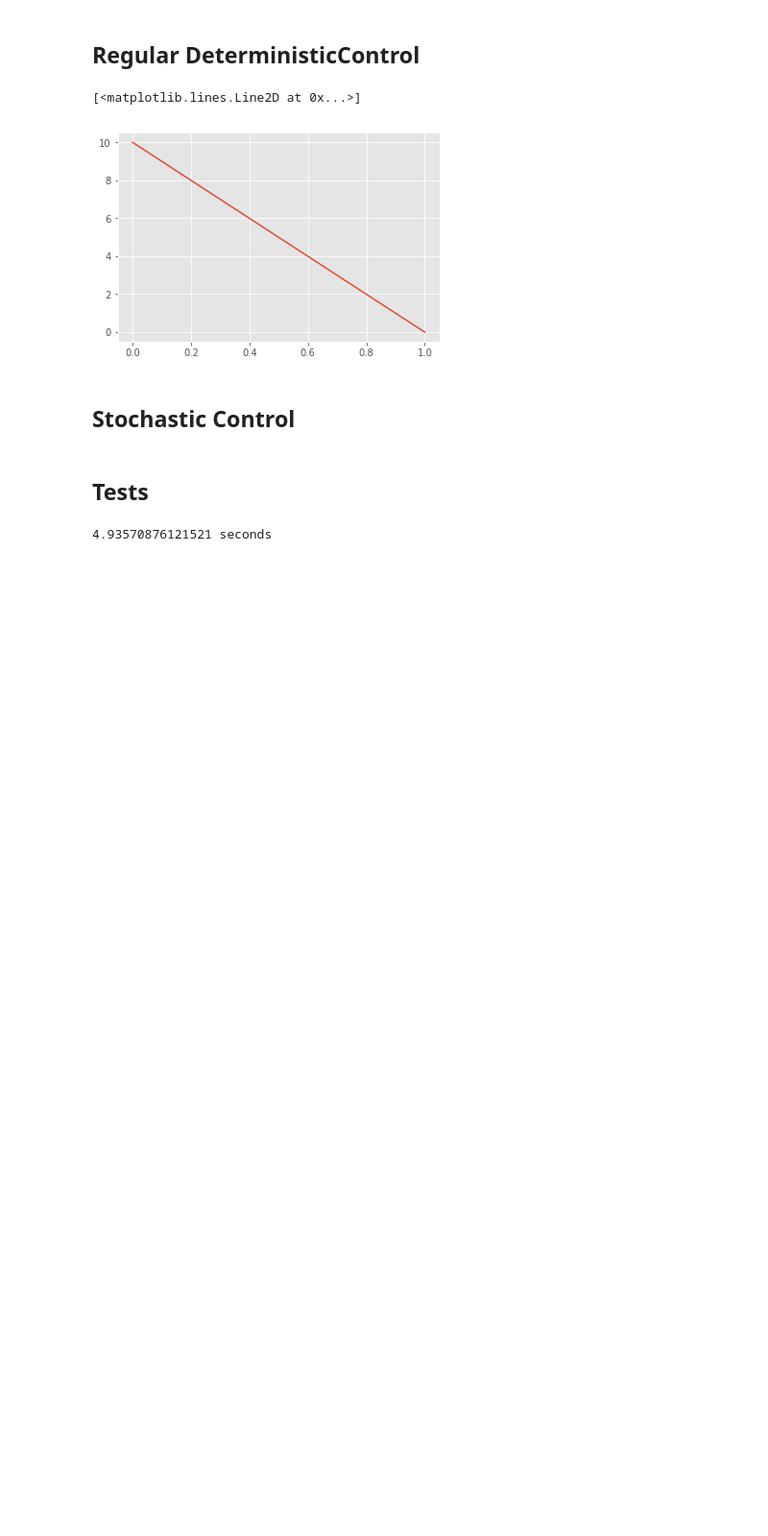
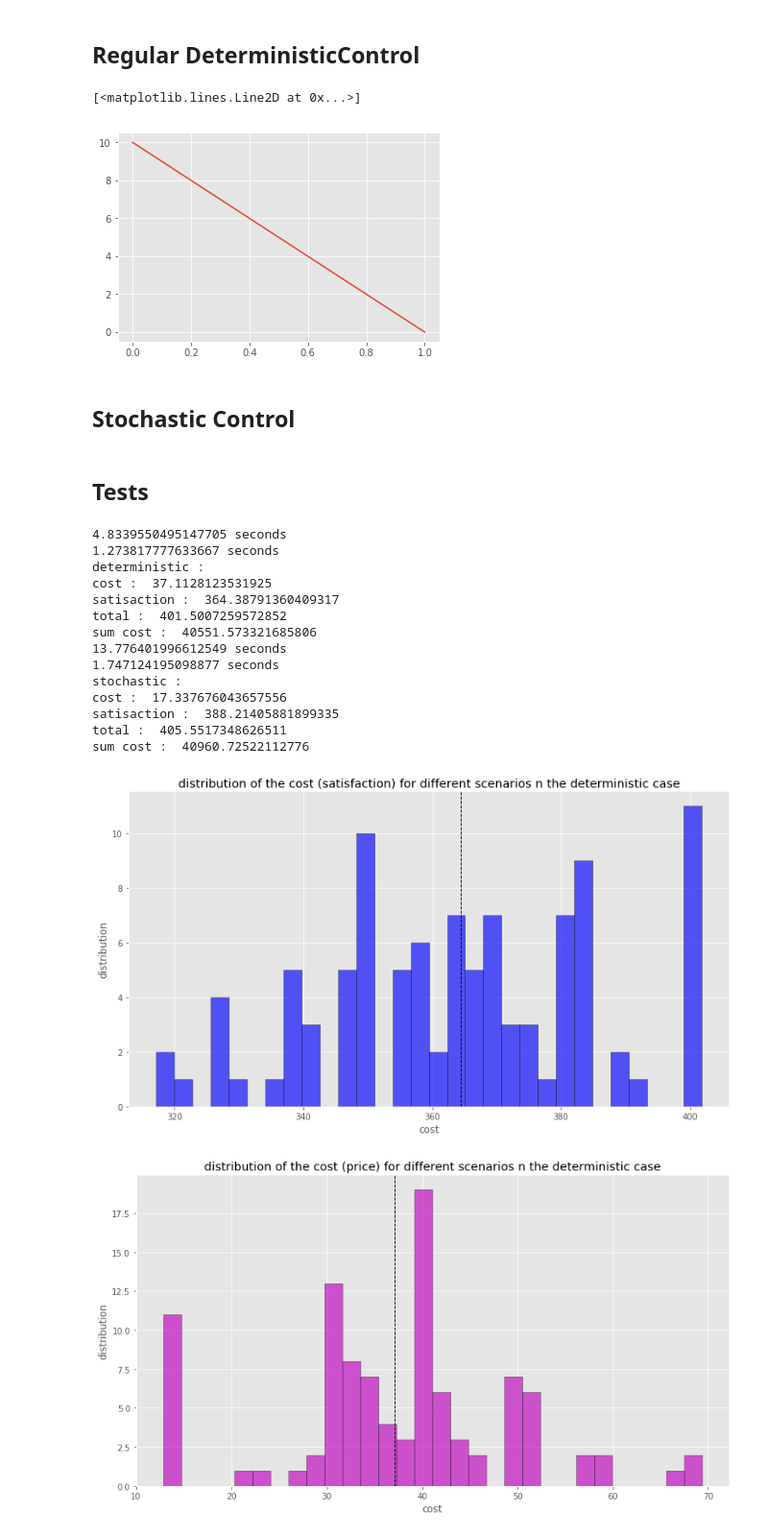
Before and after one commit to mathildebadoual/ev_controller, a Jupyter notebook: ev_controller/ev_controller_mdp_montecarlo.ipynb, the cells around one changed output. Shown: that part at 96% size. Saved outputs shown, nothing was run; the diff lists cells and outputs as text; code cells hidden in the pictures; blank space fills up the shorter version.

Commit message:
add figures

```diff
--- a/ev_controller/ev_controller_mdp_montecarlo.ipynb
+++ b/ev_controller/ev_controller_mdp_montecarlo.ipynb
@@ -133,7 +169,7 @@ c = 10
 alpha = 0.003
 delta_t = 1
 u_max = 0.3
-U_max = 0.45
+U_max = 0.5
 # %%
 def satisfaction_function(x):
     return c * (1 - np.exp(alpha * (1 - x)))/(1 - np.exp(alpha))
@@ -304,9 +340,19 @@ def stochastic_control(num_station, ns, c, alpha, u_max, U_max, N):
             SOC_nxt_10 = 0 * u_batt_grid
 
             # Cost of satisfaction
-            satisfaction_k = np.array([np.sum(c * (1 - np.exp(alpha * (1 - SOC_nxt_11[i, :])))/(1 - np.exp(alpha))) for i in range(u_batt_grid.shape[0])])
-            g_k = prices[k] * np.array([np.sum(u_batt_grid[i, :]) for i in range(u_batt_grid.shape[0])]) + satisfaction_k
+            satisfaction_k_00 = np.zeros((u_batt_grid.shape[0]))
+            satisfaction_k_11 = np.array([np.sum(c * (1 - np.exp(alpha * (1 - SOC_nxt_11[i, :])))/(1 - np.exp(alpha))) for i in range(u_batt_grid.shape[0])])
+            satisfaction_k_01 = np.array([np.sum(c * (1 - np.exp(alpha * (1 - SOC_nxt_01[i, :])))/(1 - np.exp(alpha))) for i in range(u_batt_grid.shape[0])])
+            satisfaction_k_10 = np.zeros((u_batt_grid.shape[0]))
+            g_k_00 = prices[k] * np.array([np.sum(u_batt_grid[i, :]) for i in range(u_batt_grid.shape[0])]) + satisfaction_k_00
+            g_k_11 = prices[k] * np.array([np.sum(u_batt_grid[i, :]) for i in range(u_batt_grid.shape[0])]) + satisfaction_k_11
+            g_k_01 = prices[k] * np.array([np.sum(u_batt_grid[i, :]) for i in range(u_batt_grid.shape[0])]) + satisfaction_k_01
+            g_k_10 = prices[k] * np.array([np.sum(u_batt_grid[i, :]) for i in range(u_batt_grid.shape[0])]) + satisfaction_k_10
 
+            if k == 23:
+                g_k = g_k_11
+            else:
+                g_k = P[k, 0, 0] * g_k_00 + P[k, 1, 1] * g_k_11 + P[k, 0, 1] * g_k_01 + P[k, 1, 0] * g_k_10
 
             # Compute value function at nxt time step (need to interpolate)
 
@@ -338,10 +479,10 @@ def stochastic_control(num_station, ns, c, alpha, u_max, U_max, N):
 # %% [markdown]
 ## Tests
 # %%
-presence_to_test_2 = [np.array([presence_to_test[i], presence_to_test[i]]) for i in range(0, len(presence_to_test))]
+presence_to_test_2 = [np.array([presence_to_test[i], presence_to_test[j]]) for i in range(len(presence_to_test)) for j in range(len(presence_to_test))]
 #presence_to_test_2 = np.delete(presence_to_test_2, (-1), axis=0)
 # %%
-def test(function, presence_to_test, name):
+def test_cars(function, presence_to_test, name):
     cost_list = []
     sat_list = []
 
@@ -349,10 +490,15 @@ def test(function, presence_to_test, name):
 
     start = time.time()
 
+    i = 0
+    limit = 100
     for presence in presence_to_test:
         result = simulation(u_star, presence, prices, SOC_shape, SOC_tuple, SOC_grid, num_station, N)
         cost_list.append(result[0])
         sat_list.append(result[1])
+        i += 1
+        if i > limit:
+            break
 
     end = time.time()
     print(str(end - start) + " seconds")
@@ -376,7 +522,7 @@ def test(function, presence_to_test, name):
     plt.xlabel('cost')
     plt.ylabel('distribution')
     plt.title('distribution of the cost (satisfaction) for different scenarios n the ' + name + ' case')
-    #plt.savefig(PATH_REPORT + 'montecarlo_' + name + '.png')
+    plt.savefig(PATH_REPORT + 'montecarlo_sat' + name + '.png')
 
     plt.figure(figsize=(13, 7))
     plt.hist(cost_list, bins=30, color='m', edgecolor='k', alpha=0.65)
@@ -385,7 +531,7 @@ def test(function, presence_to_test, name):
     plt.xlabel('cost')
     plt.ylabel('distribution')
     plt.title('distribution of the cost (price) for different scenarios n the ' + name + ' case')
-    #plt.savefig(PATH_REPORT + 'montecarlo_' + name + '.png')
+    plt.savefig(PATH_REPORT + 'montecarlo_cost' + name + '.png')
 
     plt.figure(figsize=(13, 7))
     plt.hist(total_list, bins=30, color='c', edgecolor='k', alpha=0.65)
@@ -394,4 +540,4 @@ def test(function, presence_to_test, name):
     plt.xlabel('cost')
     plt.ylabel('distribution')
     plt.title('distribution of the total cost for different scenarios n the ' + name + ' case')
-    #plt.savefig(PATH_REPORT + 'montecarlo_' + name + '.png')
+    plt.savefig(PATH_REPORT + 'montecarlo_total' + name + '.png')
@@ -398,5 +604,20 @@ def test(function, presence_to_test, name):
 # %%
-test(deterministic_control, presence_to_test_2, 'deterministic')
-test(stochastic_control, presence_to_test_2, 'stochastic')
+test_cars(deterministic_control, presence_to_test_2, 'deterministic')
+test_cars(stochastic_control, presence_to_test_2, 'stochastic')
 # %% [output]
-4.93570876121521 seconds
+4.8339550495147705 seconds
+1.273817777633667 seconds
+deterministic :
+cost :  37.1128123531925
+satisaction :  364.38791360409317
+total :  401.5007259572852
+sum cost :  40551.573321685806
+13.776401996612549 seconds
+1.747124195098877 seconds
+stochastic :
+cost :  17.337676043657556
+satisaction :  388.21405881899335
+total :  405.5517348626511
+sum cost :  40960.72522112776
+[figure, added]
+[figure, added]
```
Also changed, not shown: parts of 7 cells of this notebook, 26 other files.
